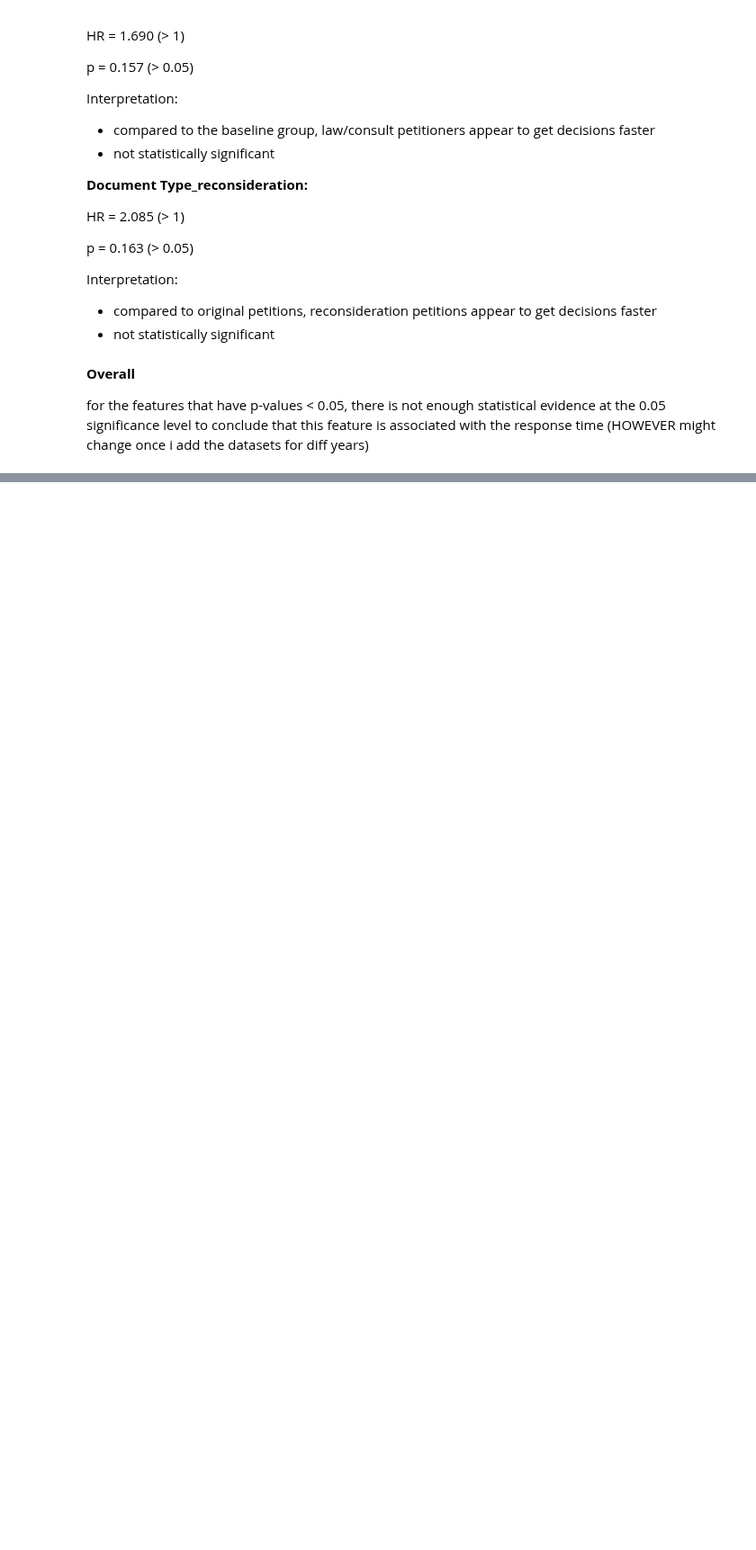
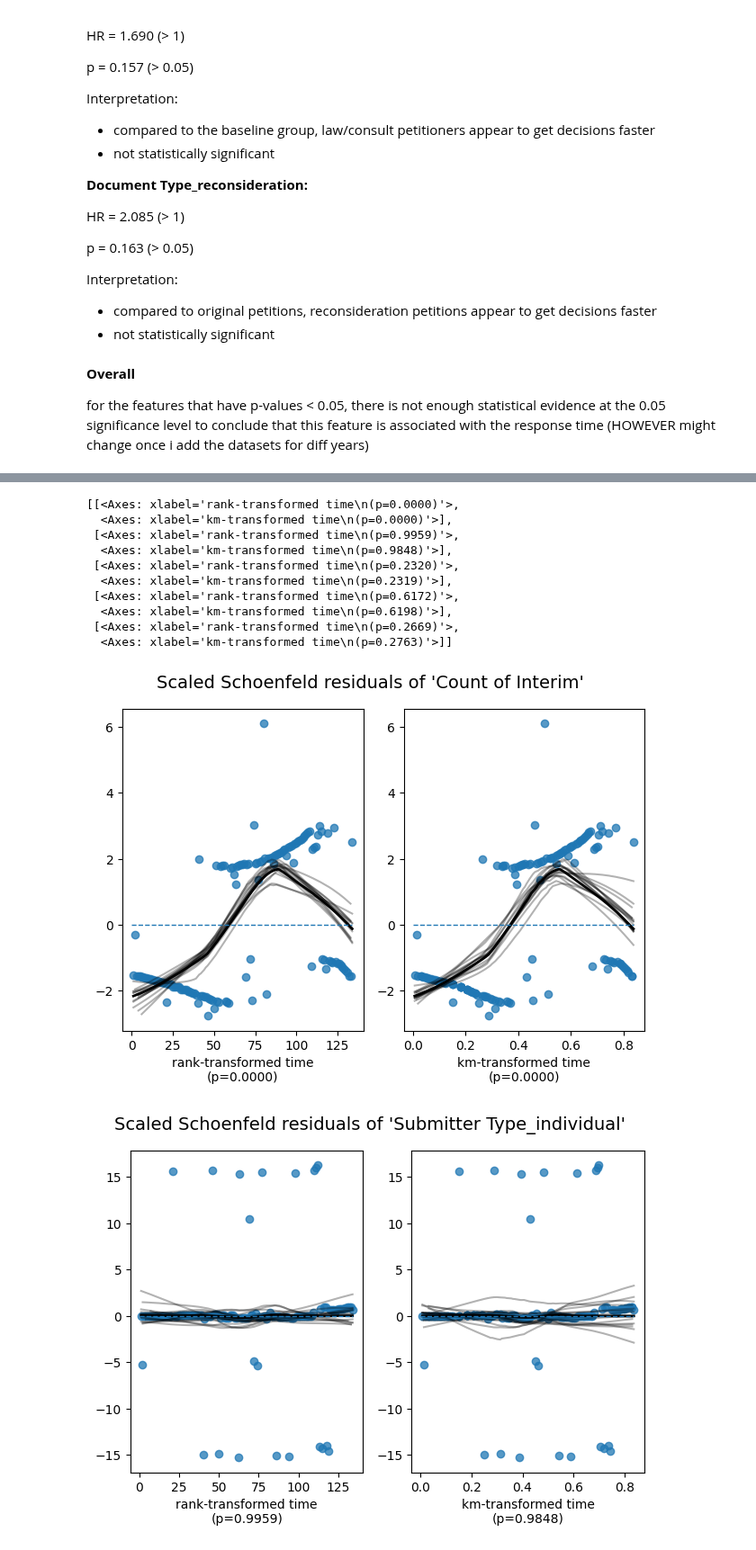
Before and after one commit to aanht/ucb-fda-citizen-project, a Jupyter notebook: FDA_Citizen_Visualizations.ipynb, the cells around one changed output, grey strips where cells are left out. Shown at 90% size. Saved outputs shown, nothing was run; the diff lists cells and outputs as text; code cells hidden in the pictures; blank space fills up the shorter version.

Commit message:
more hypoth testing + assesing assumptions for model

```diff
--- a/FDA_Citizen_Visualizations.ipynb
+++ b/FDA_Citizen_Visualizations.ipynb
@@ -636,0 +647,3 @@ for the features that have p-values < 0.05, there is not enough statistical evid
+# %%
+cph.check_assumptions(data_encoded, show_plots=True)
+# %% [output]
@@ -636,0 +692,12 @@ for the features that have p-values < 0.05, there is not enough statistical evid
+[[<Axes: xlabel='rank-transformed time\n(p=0.0000)'>,
+  <Axes: xlabel='km-transformed time\n(p=0.0000)'>],
+ [<Axes: xlabel='rank-transformed time\n(p=0.9959)'>,
+  <Axes: xlabel='km-transformed time\n(p=0.9848)'>],
+ [<Axes: xlabel='rank-transformed time\n(p=0.2320)'>,
+  <Axes: xlabel='km-transformed time\n(p=0.2319)'>],
+ [<Axes: xlabel='rank-transformed time\n(p=0.6172)'>,
+  <Axes: xlabel='km-transformed time\n(p=0.6198)'>],
+ [<Axes: xlabel='rank-transformed time\n(p=0.2669)'>,
+  <Axes: xlabel='km-transformed time\n(p=0.2763)'>]]
+[figure, added]
+[figure, added]
```
Also changed, not shown: parts of 10 cells of this notebook, 1 other file.
